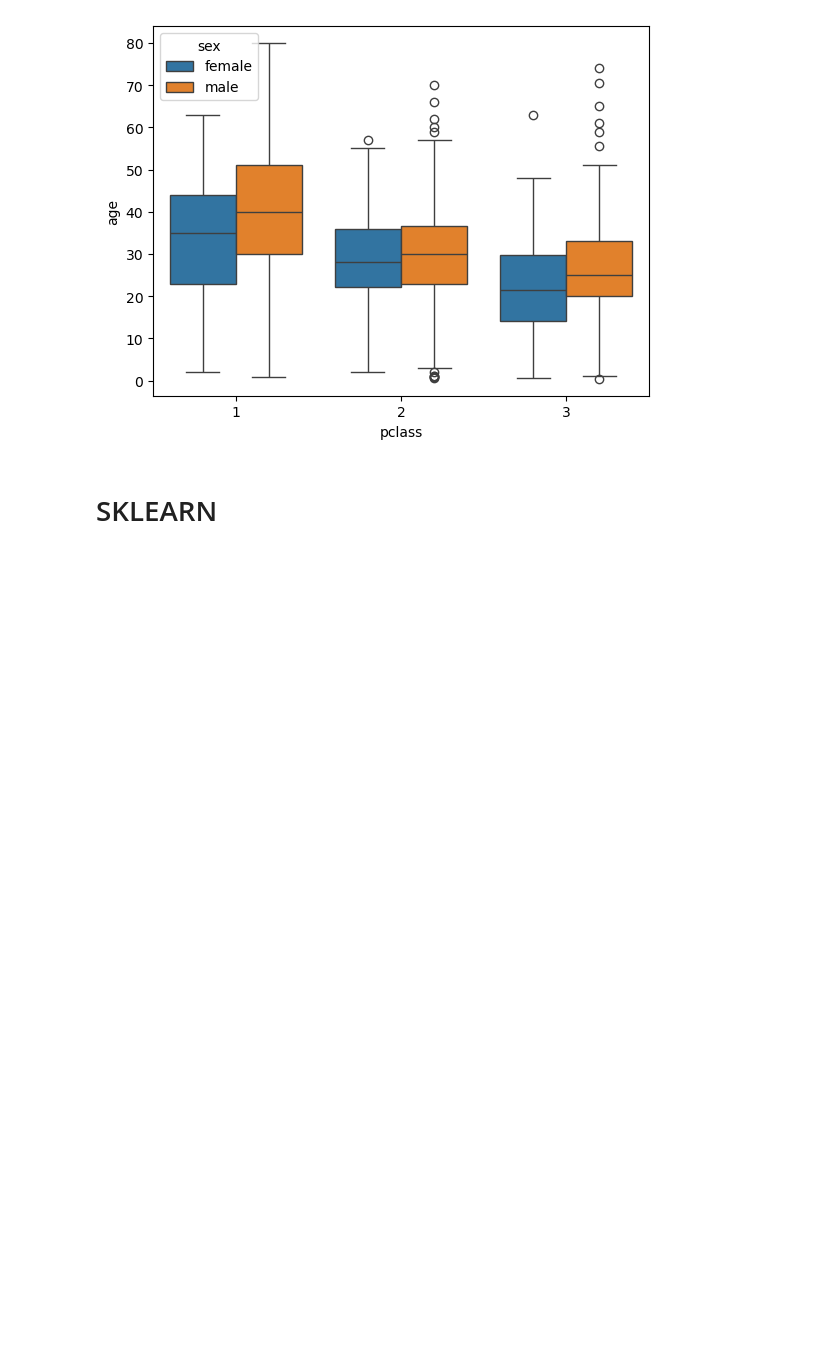
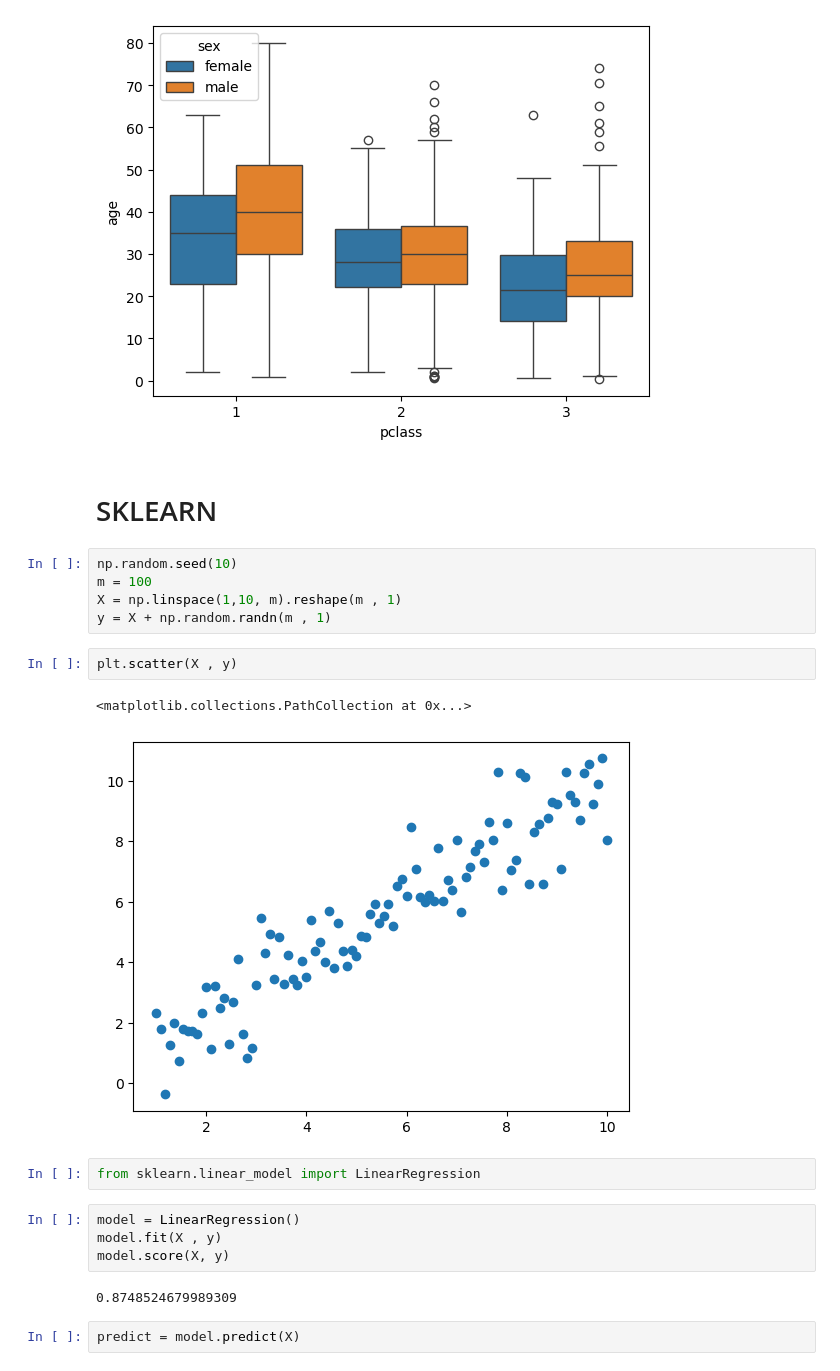
Before and after one commit to DST-NDIAYE/Data-Science-, a Jupyter notebook: revision.ipynb, the cells around one changed output. Drawn from its saved outputs; the diff is of its cells as text; blank space fills up the shorter version.

Commit message:
SKLEARN avec regression lineaire

```diff
--- a/revision.ipynb
+++ b/revision.ipynb
@@ -284,3 +284,23 @@ sns.boxplot(x = 'pclass' , y = 'age'  , data=titanic , hue='sex')
 [figure]
 # %% [markdown]
 # SKLEARN
+# %%
+np.random.seed(10)
+m = 100
+X = np.linspace(1,10, m).reshape(m , 1)
+y = X + np.random.randn(m , 1)
+# %%
+plt.scatter(X , y)
+# %% [output]
+<matplotlib.collections.PathCollection at 0x...>
+[figure, added]
+# %%
+from sklearn.linear_model import LinearRegression
+# %%
+model = LinearRegression()
+model.fit(X , y)
+model.score(X, y)
+# %% [output]
+0.8748524679989309
+# %%
+predict = model.predict(X)
```
Also changed, not shown: parts of 1 cell of this notebook.
